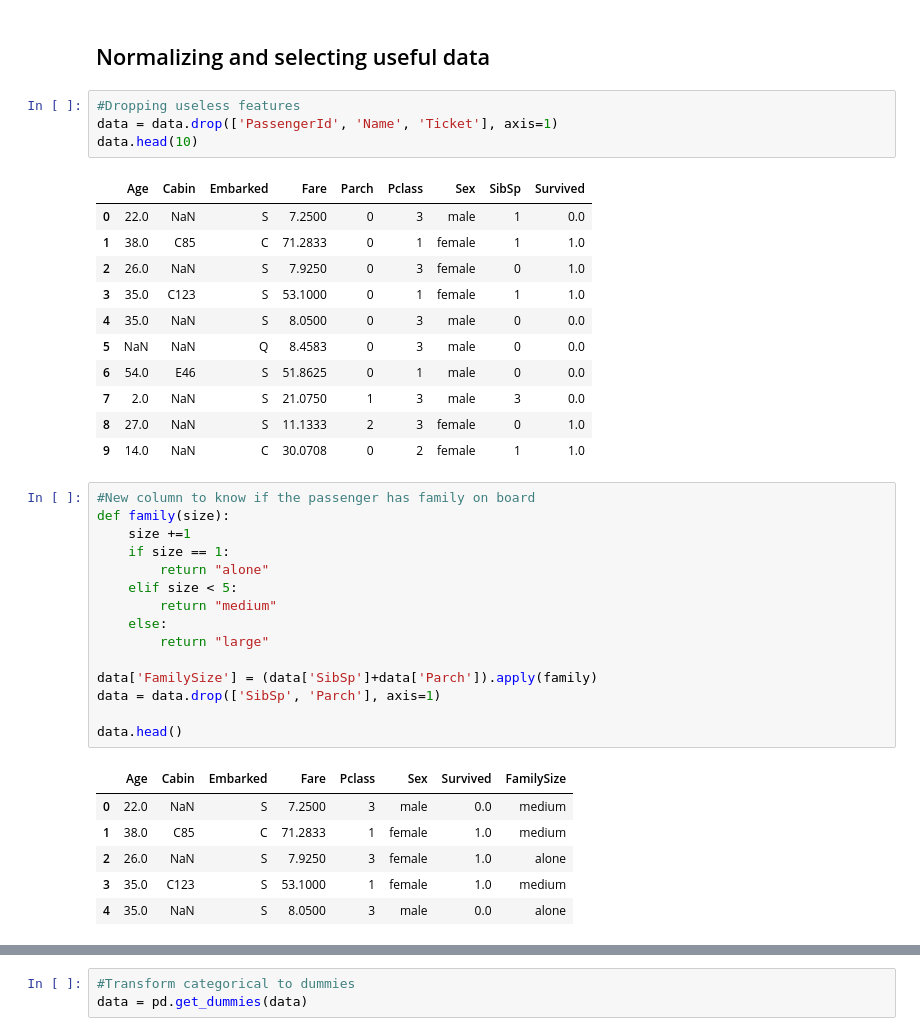
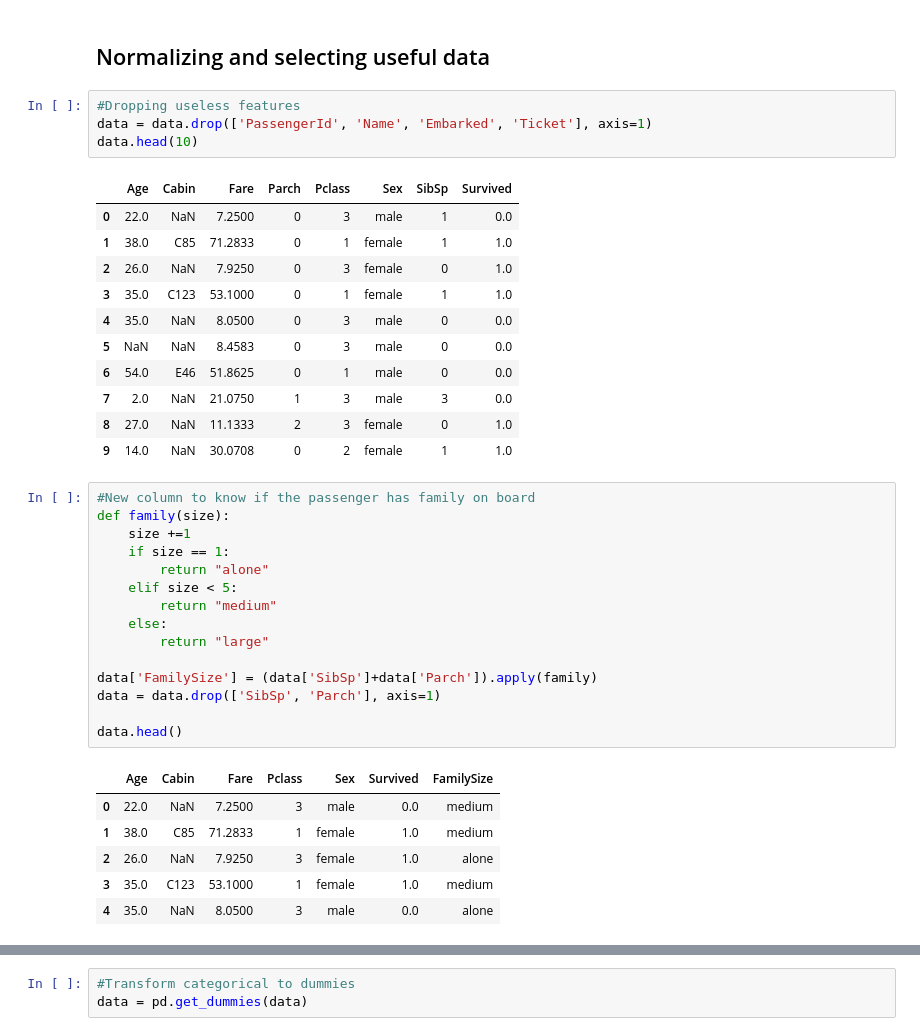
Before and after one commit to samuxiii/prototypes, a Jupyter notebook: notebooks/titanic/Titanic Survival.ipynb, the cells around one changed output, grey strips where cells are left out. Drawn from its saved outputs; the diff is of its cells as text.

```diff
--- a/notebooks/titanic/Titanic Survival.ipynb
+++ b/notebooks/titanic/Titanic Survival.ipynb
@@ -104,20 +104,20 @@ Name: Fare, dtype: float64
 ## Normalizing and selecting useful data
 # %%
 #Dropping useless features
-data = data.drop(['PassengerId', 'Name', 'Ticket'], axis=1)
+data = data.drop(['PassengerId', 'Name', 'Embarked', 'Ticket'], axis=1)
 data.head(10)
 # %% [output]
-|  | Age | Cabin | Embarked | Fare | Parch | Pclass | Sex | SibSp | Survived |
-| 0 | 22.0 | NaN | S | 7.2500 | 0 | 3 | male | 1 | 0.0 |
-| 1 | 38.0 | C85 | C | 71.2833 | 0 | 1 | female | 1 | 1.0 |
-| 2 | 26.0 | NaN | S | 7.9250 | 0 | 3 | female | 0 | 1.0 |
-| 3 | 35.0 | C123 | S | 53.1000 | 0 | 1 | female | 1 | 1.0 |
-| 4 | 35.0 | NaN | S | 8.0500 | 0 | 3 | male | 0 | 0.0 |
-| 5 | NaN | NaN | Q | 8.4583 | 0 | 3 | male | 0 | 0.0 |
-| 6 | 54.0 | E46 | S | 51.8625 | 0 | 1 | male | 0 | 0.0 |
-| 7 | 2.0 | NaN | S | 21.0750 | 1 | 3 | male | 3 | 0.0 |
-| 8 | 27.0 | NaN | S | 11.1333 | 2 | 3 | female | 0 | 1.0 |
-| 9 | 14.0 | NaN | C | 30.0708 | 0 | 2 | female | 1 | 1.0 |
+|  | Age | Cabin | Fare | Parch | Pclass | Sex | SibSp | Survived |
+| 0 | 22.0 | NaN | 7.2500 | 0 | 3 | male | 1 | 0.0 |
+| 1 | 38.0 | C85 | 71.2833 | 0 | 1 | female | 1 | 1.0 |
+| 2 | 26.0 | NaN | 7.9250 | 0 | 3 | female | 0 | 1.0 |
+| 3 | 35.0 | C123 | 53.1000 | 0 | 1 | female | 1 | 1.0 |
+| 4 | 35.0 | NaN | 8.0500 | 0 | 3 | male | 0 | 0.0 |
+| 5 | NaN | NaN | 8.4583 | 0 | 3 | male | 0 | 0.0 |
+| 6 | 54.0 | E46 | 51.8625 | 0 | 1 | male | 0 | 0.0 |
+| 7 | 2.0 | NaN | 21.0750 | 1 | 3 | male | 3 | 0.0 |
+| 8 | 27.0 | NaN | 11.1333 | 2 | 3 | female | 0 | 1.0 |
+| 9 | 14.0 | NaN | 30.0708 | 0 | 2 | female | 1 | 1.0 |
 # %%
 #New column to know if the passenger has family on board
 def family(size):
@@ -134,9 +134,9 @@ data = data.drop(['SibSp', 'Parch'], axis=1)
 
 data.head()
 # %% [output]
-|  | Age | Cabin | Embarked | Fare | Pclass | Sex | Survived | FamilySize |
-| 0 | 22.0 | NaN | S | 7.2500 | 3 | male | 0.0 | medium |
-| 1 | 38.0 | C85 | C | 71.2833 | 1 | female | 1.0 | medium |
-| 2 | 26.0 | NaN | S | 7.9250 | 3 | female | 1.0 | alone |
-| 3 | 35.0 | C123 | S | 53.1000 | 1 | female | 1.0 | medium |
-| 4 | 35.0 | NaN | S | 8.0500 | 3 | male | 0.0 | alone |
+|  | Age | Cabin | Fare | Pclass | Sex | Survived | FamilySize |
+| 0 | 22.0 | NaN | 7.2500 | 3 | male | 0.0 | medium |
+| 1 | 38.0 | C85 | 71.2833 | 1 | female | 1.0 | medium |
+| 2 | 26.0 | NaN | 7.9250 | 3 | female | 1.0 | alone |
+| 3 | 35.0 | C123 | 53.1000 | 1 | female | 1.0 | medium |
+| 4 | 35.0 | NaN | 8.0500 | 3 | male | 0.0 | alone |
```
Also changed, not shown: parts of 23 cells of this notebook.
